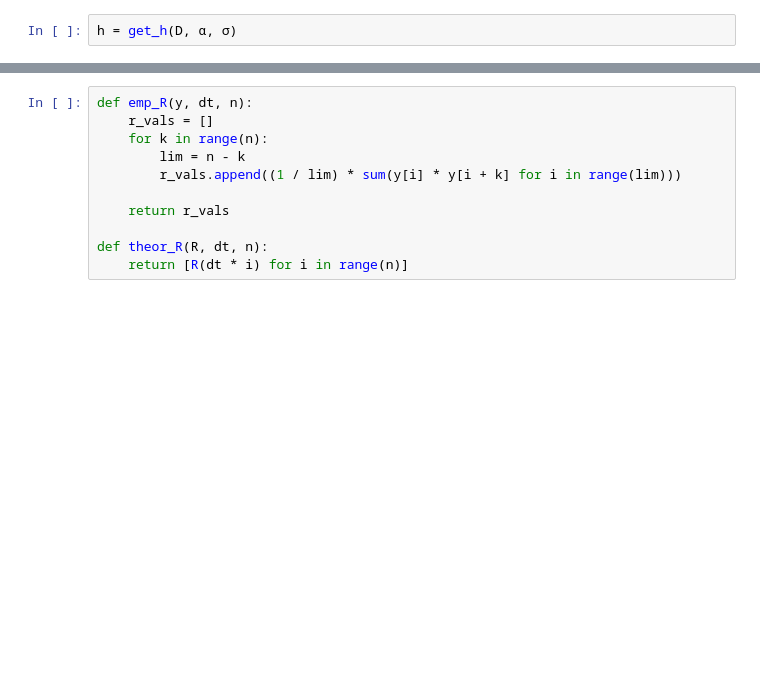
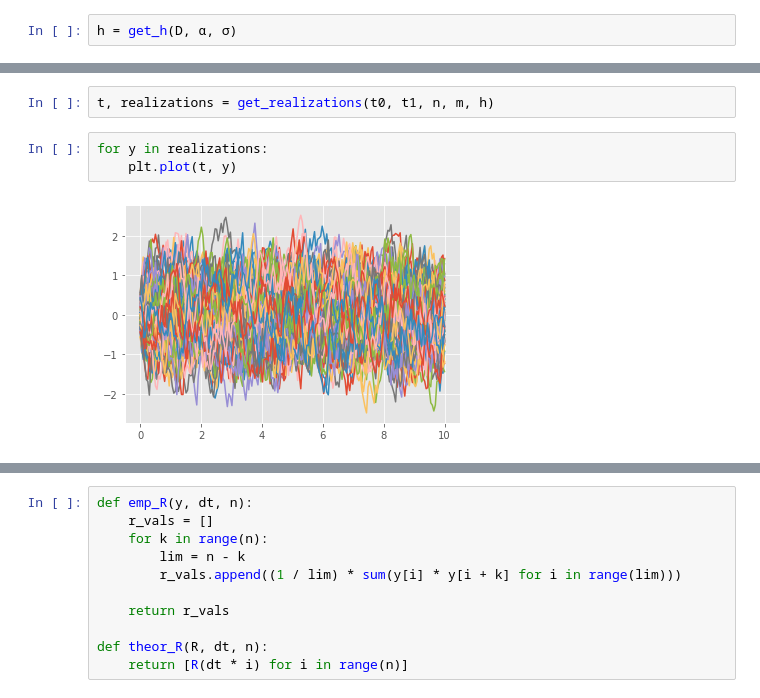
Before and after one commit to andrew-kulikov/matmod, a Jupyter notebook: src/lab3_shit.ipynb, the cells around one changed output, grey strips where cells are left out. Saved outputs shown, nothing was run; the diff lists cells and outputs as text; blank space fills up the shorter version.

```diff
--- a/src/lab3_shit.ipynb
+++ b/src/lab3_shit.ipynb
@@ -61,0 +86,7 @@ for q in range(1):
+# %%
+t, realizations = get_realizations(t0, t1, n, m, h)
+# %%
+for y in realizations:
+    plt.plot(t, y)
+# %% [output]
+[figure, added]
```
Also changed, not shown: parts of 35 cells of this notebook.
